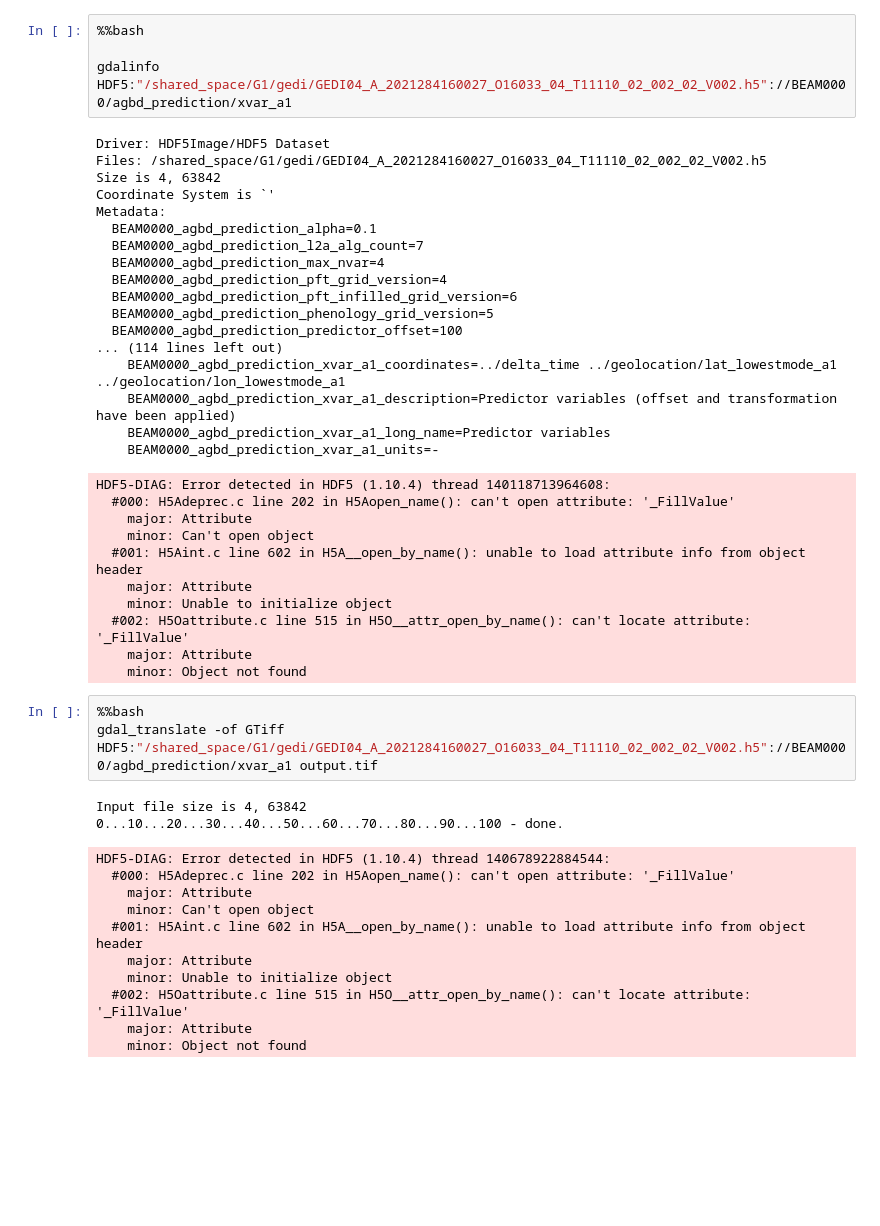
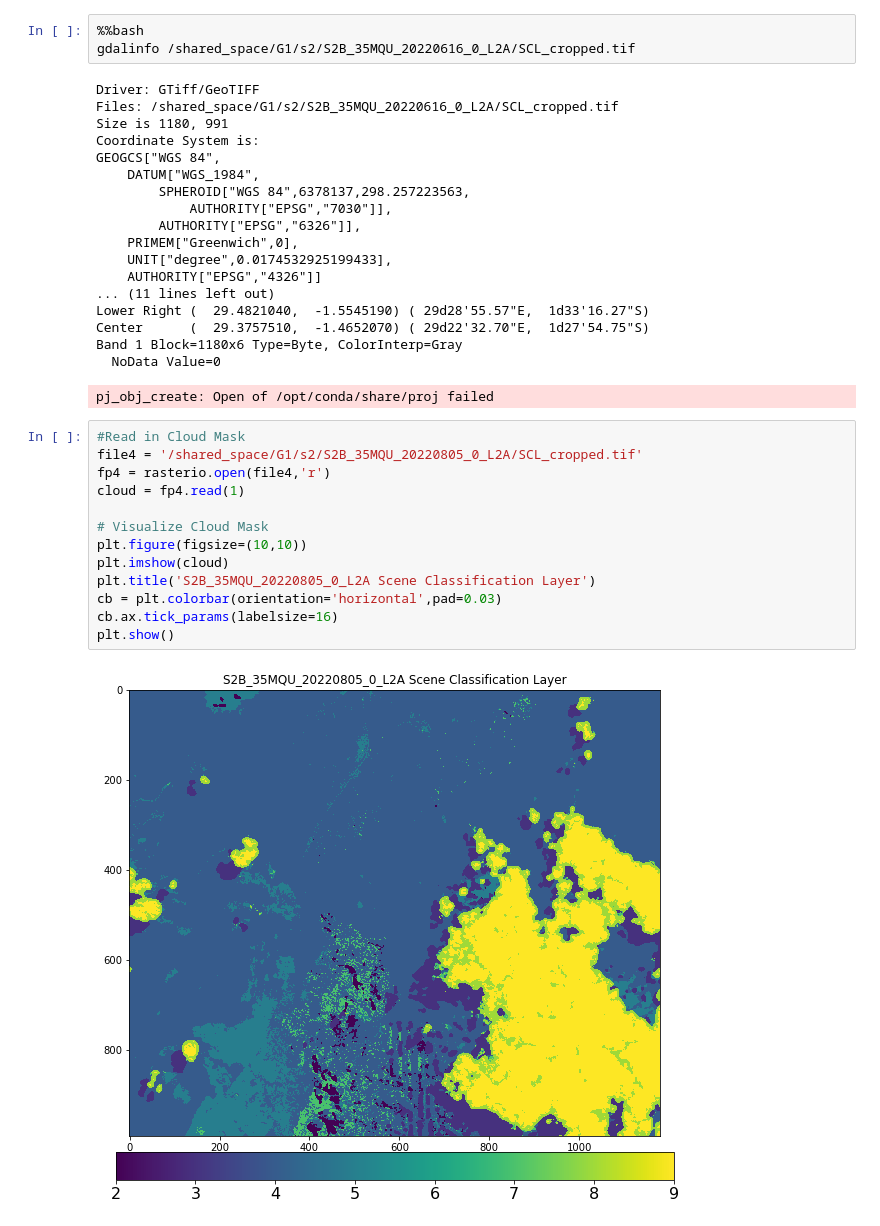
Before and after one commit to caseyslaught/duke-esda-forest-project, a Jupyter notebook: KT_project.ipynb, the cells around one changed output. Drawn from its saved outputs; the diff is of its cells as text; blank space fills up the shorter version.

```diff
--- a/KT_project.ipynb
+++ b/KT_project.ipynb
@@ -101,48 +153,37 @@ Metadata:
 # %%
 %%bash
-
-gdalinfo HDF5:"/shared_space/G1/gedi/GEDI04_A_2021284160027_O16033_04_T11110_02_002_02_V002.h5"://BEAM0000/agbd_prediction/xvar_a1
+gdalinfo /shared_space/G1/s2/S2B_35MQU_20220616_0_L2A/SCL_cropped.tif
 # %% [output]
-Driver: HDF5Image/HDF5 Dataset
-Files: /shared_space/G1/gedi/GEDI04_A_2021284160027_O16033_04_T11110_02_002_02_V002.h5
-Size is 4, 63842
-Coordinate System is `'
-Metadata:
-  BEAM0000_agbd_prediction_alpha=0.1
-  BEAM0000_agbd_prediction_l2a_alg_count=7
-  BEAM0000_agbd_prediction_max_nvar=4
-  BEAM0000_agbd_prediction_pft_grid_version=4
-  BEAM0000_agbd_prediction_pft_infilled_grid_version=6
-  BEAM0000_agbd_prediction_phenology_grid_version=5
-  BEAM0000_agbd_prediction_predictor_offset=100
-... (114 lines left out)
-    BEAM0000_agbd_prediction_xvar_a1_coordinates=../delta_time ../geolocation/lat_lowestmode_a1 ../geolocation/lon_lowestmode_a1
-    BEAM0000_agbd_prediction_xvar_a1_description=Predictor variables (offset and transformation have been applied)
-    BEAM0000_agbd_prediction_xvar_a1_long_name=Predictor variables
-    BEAM0000_agbd_prediction_xvar_a1_units=-
+Driver: GTiff/GeoTIFF
+Files: /shared_space/G1/s2/S2B_35MQU_20220616_0_L2A/SCL_cropped.tif
+Size is 1180, 991
+Coordinate System is:
+GEOGCS["WGS 84",
+    DATUM["WGS_1984",
+        SPHEROID["WGS 84",6378137,298.257223563,
+            AUTHORITY["EPSG","7030"]],
+        AUTHORITY["EPSG","6326"]],
+    PRIMEM["Greenwich",0],
+    UNIT["degree",0.0174532925199433],
+    AUTHORITY["EPSG","4326"]]
+... (11 lines left out)
+Lower Right (  29.4821040,  -1.5545190) ( 29d28'55.57"E,  1d33'16.27"S)
+Center      (  29.3757510,  -1.4652070) ( 29d22'32.70"E,  1d27'54.75"S)
+Band 1 Block=1180x6 Type=Byte, ColorInterp=Gray
+  NoData Value=0
-HDF5-DIAG: Error detected in HDF5 (1.10.4) thread 140118713964608:
-  #000: H5Adeprec.c line 202 in H5Aopen_name(): can't open attribute: '_FillValue'
-    major: Attribute
-    minor: Can't open object
-  #001: H5Aint.c line 602 in H5A__open_by_name(): unable to load attribute info from object header
-    major: Attribute
-    minor: Unable to initialize object
-  #002: H5Oattribute.c line 515 in H5O__attr_open_by_name(): can't locate attribute: '_FillValue'
-    major: Attribute
-    minor: Object not found
+pj_obj_create: Open of /opt/conda/share/proj failed
-# %%
-%%bash
-gdal_translate -of GTiff HDF5:"/shared_space/G1/gedi/GEDI04_A_2021284160027_O16033_04_T11110_02_002_02_V002.h5"://BEAM0000/agbd_prediction/xvar_a1 output.tif
-# %% [output]
-Input file size is 4, 63842
-0...10...20...30...40...50...60...70...80...90...100 - done.
-HDF5-DIAG: Error detected in HDF5 (1.10.4) thread 140678922884544:
-  #000: H5Adeprec.c line 202 in H5Aopen_name(): can't open attribute: '_FillValue'
-    major: Attribute
-    minor: Can't open object
-  #001: H5Aint.c line 602 in H5A__open_by_name(): unable to load attribute info from object header
-    major: Attribute
-    minor: Unable to initialize object
-  #002: H5Oattribute.c line 515 in H5O__attr_open_by_name(): can't locate attribute: '_FillValue'
-    major: Attribute
-    minor: Object not found
+# %%
+#Read in Cloud Mask
+file4 = '/shared_space/G1/s2/S2B_35MQU_20220805_0_L2A/SCL_cropped.tif'
+fp4 = rasterio.open(file4,'r')
+cloud = fp4.read(1)
+
+# Visualize Cloud Mask
+plt.figure(figsize=(10,10))
+plt.imshow(cloud)
+plt.title('S2B_35MQU_20220805_0_L2A Scene Classification Layer')
+cb = plt.colorbar(orientation='horizontal',pad=0.03)
+cb.ax.tick_params(labelsize=16)
+plt.show()
+# %% [output]
+[figure, added]
```
Also changed, not shown: parts of 20 cells of this notebook.
